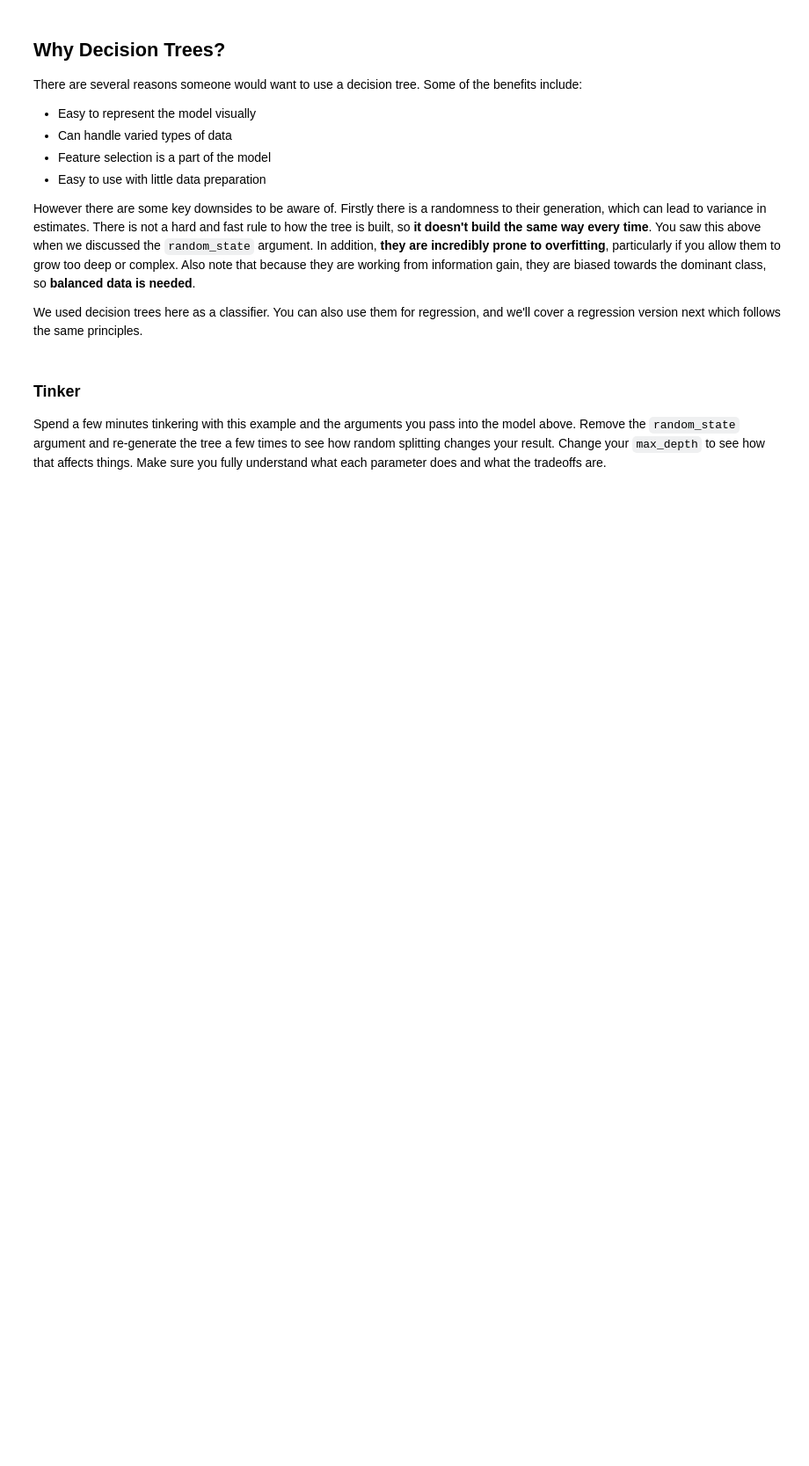
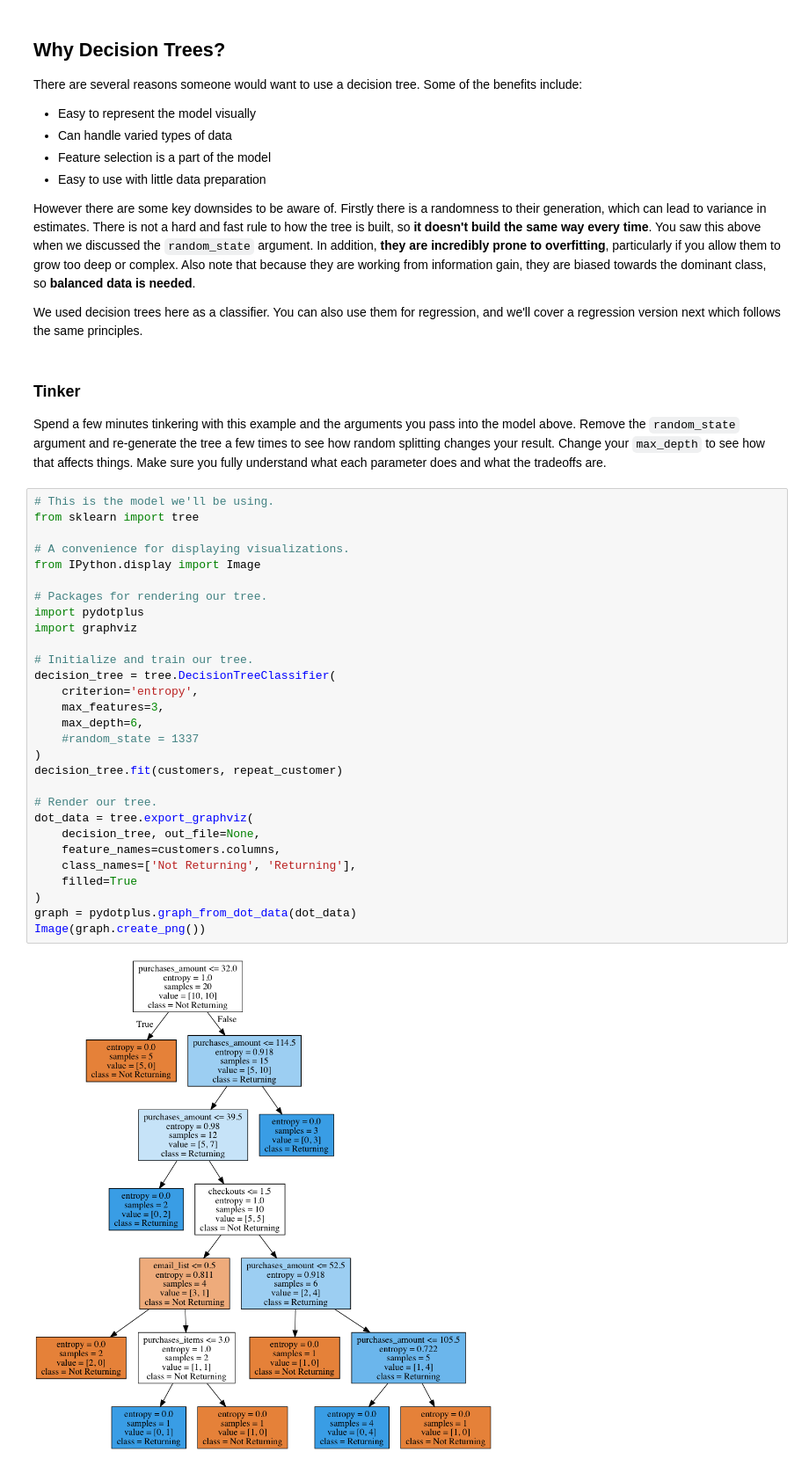
Before and after one commit to ryan-t-mitchell/thinkful_bootcamp, a Jupyter notebook: unit3_deeper_into_supervised_learning/3.2.1+Random+Forest+and+Decision+Trees.ipynb, the cells around one changed output. Shown: that part at 88% size. Cells and saved outputs as stored; diff of their text form; blank space fills up the shorter version.

```diff
--- a/unit3_deeper_into_supervised_learning/3.2.1+Random+Forest+and+Decision+Trees.ipynb
+++ b/unit3_deeper_into_supervised_learning/3.2.1+Random+Forest+and+Decision+Trees.ipynb
@@ -140,3 +140,34 @@ We used decision trees here as a classifier. You can also use them for regressio
 ### Tinker
 
 Spend a few minutes tinkering with this example and the arguments you pass into the model above. Remove the `random_state` argument and re-generate the tree a few times to see how random splitting changes your result. Change your `max_depth` to see how that affects things. Make sure you fully understand what each parameter does and what the tradeoffs are.
+# %%
+# This is the model we'll be using.
+from sklearn import tree
+
+# A convenience for displaying visualizations.
+from IPython.display import Image
+
+# Packages for rendering our tree.
+import pydotplus
+import graphviz
+
+# Initialize and train our tree.
+decision_tree = tree.DecisionTreeClassifier(
+    criterion='entropy',
+    max_features=3,
+    max_depth=6,
+    #random_state = 1337
+)
+decision_tree.fit(customers, repeat_customer)
+
+# Render our tree.
+dot_data = tree.export_graphviz(
+    decision_tree, out_file=None,
+    feature_names=customers.columns,
+    class_names=['Not Returning', 'Returning'],
+    filled=True
+)
+graph = pydotplus.graph_from_dot_data(dot_data)
+Image(graph.create_png())
+# %% [output]
+[figure, added]
```
Also changed, not shown: parts of 1 cell of this notebook, 4 other files.
